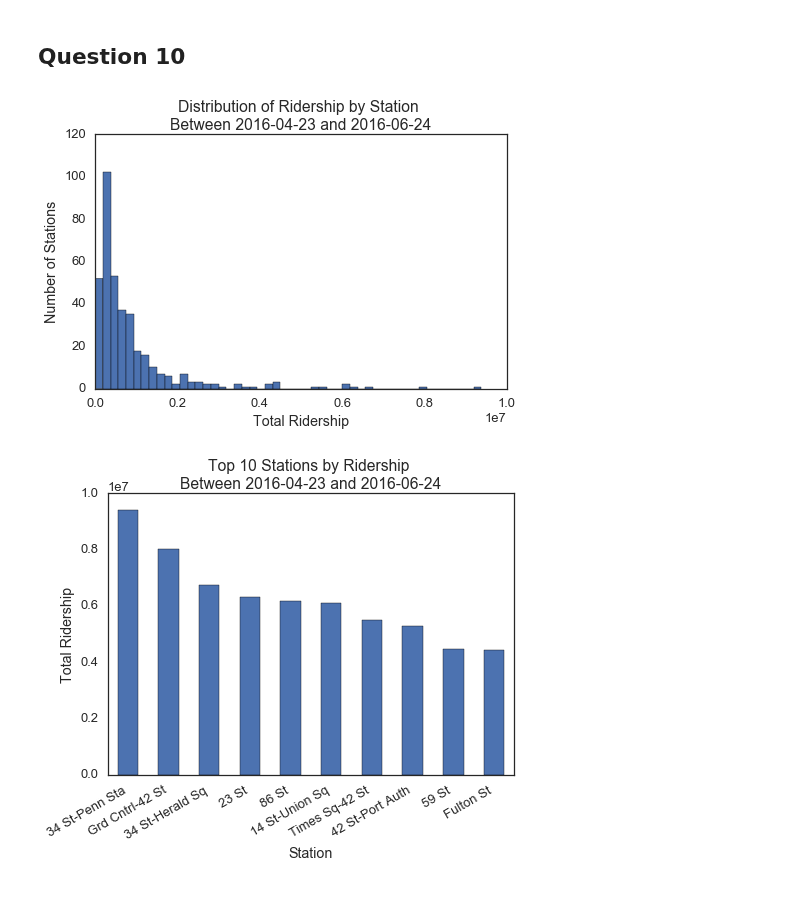
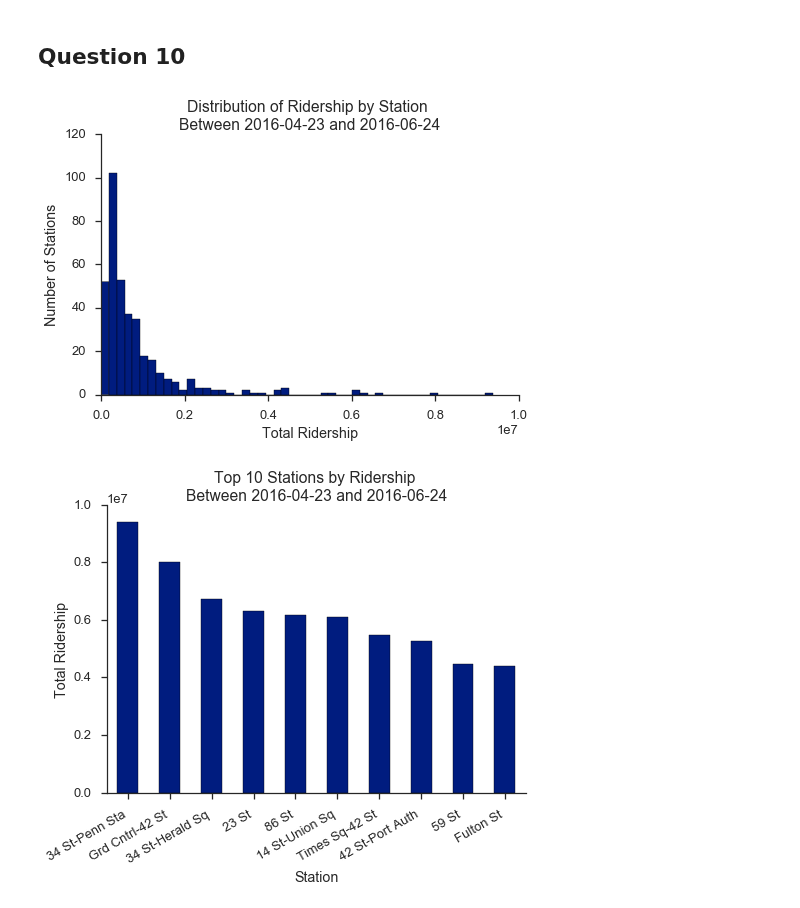
Before and after one commit to robinsones/dsp, a Jupyter notebook: challenges/submissions/01-benson/michelle/Challenge_1.ipynb, the cells around one changed output. Saved outputs shown, nothing was run; the diff lists cells and outputs as text; code cells hidden in the pictures.

Commit message:
Minor updates to Challenge 1 plots

```diff
--- a/challenges/submissions/01-benson/michelle/Challenge_1.ipynb
+++ b/challenges/submissions/01-benson/michelle/Challenge_1.ipynb
@@ -269,8 +273,7 @@ Most counts were acquired every four hours
 
 The remaining questions were performed on Pandas data.
 # %%
-sns.set_context('talk')
-sns.set_style('white')
+sns.set_palette('dark')
 
 pos = pd_timeseries.index[0]
 ax = pd_timeseries.loc[pos].plot('DATE_TIME', 'ENTRIES',
@@ -282,4 +285,5 @@ ax.set_title('Entries for Turnstile: ' + ' '.join(pos))
 plt.xticks(rotation=30)
 
 plt.tight_layout()
+sns.despine()
 # %% [output]
@@ -345,9 +349,6 @@ pd_timeseries_by_station_date.head(n=10)
 # %% [markdown]
 ## Question 7
 # %%
-sns.set_context('talk')
-sns.set_style('white')
-
 pos = pd_timeseries_by_station_date.index[0]
 ax = pd_timeseries_by_station_date.loc[pos].plot('DATE', 'ENTRIES',
                                             kind='line',
@@ -361,4 +362,5 @@ ax.set_title('Entries for Station: ' + pos)
 plt.xticks(rotation=30)
 
 plt.tight_layout()
+sns.despine()
 # %% [output]
@@ -394,9 +396,6 @@ pd_timeseries_59th_by_day.head(n=10)
 |  | 6 | 2016-05-01 | 33343 |
 | 18 | 0 | 2016-05-02 | 79519 |
 # %%
-sns.set_context('talk')
-sns.set_style('white')
-
 fig = plt.figure()
 fig.set_size_inches(10,5)
 ax = plt.axes()
@@ -412,7 +411,7 @@ _  = ( pd_timeseries_59th_by_day
 ax.set_ylim(0, ax.get_ylim()[1])
 ax.set_xlabel('Day of Week')
 ax.set_ylabel('Entries')
-ax.set_title('Entries by Week for 59th Street')
+ax.set_title('Entries by Week for 59th Street Station')
 ax.set_xticklabels(['Sun', 'Mon', 'Tue', 'Wed', 'Thu', 'Fri', 'Sat', 'Sun'])
 
 # Fix the legend dates
@@ -434,4 +433,5 @@ legend = ax.legend(loc=0)
 _ = [x[1].set_text(date_labels[x[0]]) for x in enumerate(legend.get_texts())]
 
 plt.tight_layout()
+sns.despine()
 # %% [output]
@@ -464,9 +464,6 @@ pd_timeseries_by_station.head(n=10)
 # %% [markdown]
 ## Question 10
 # %%
-sns.set_context('talk')
-sns.set_style('white')
-
 ax = pd_timeseries_by_station.ENTRIES.hist(bins=50, figsize=(7,5))
 
 min_date = pd_timeseries.DATE.min()
@@ -478,30 +475,29 @@ ax.set_ylabel('Number of Stations')
 ax.set_title('Distribution of Ridership by Station \nBetween {} and {}'.format(min_date, max_date))
 
 plt.tight_layout()
+sns.despine()
 # %% [output]
-[figure, old version]
+[figure, new version]
 # %%
 n_stations = 10
-
-sns.set_context('talk')
-sns.set_style('white')
 
 ax = ( pd_timeseries_by_station
        .head(n=n_stations)
        .reset_index()
        .plot('STATION', 'ENTRIES',
              kind='bar', figsize=(7,6),
              legend=False)
       )
 
 ax.set_xlabel('Station')
 ax.set_ylabel('Total Ridership')
 ax.set_title('Top {} Stations by Ridership \nBetween {} and {}'
              .format(n_stations, min_date, max_date))
 plt.xticks(rotation=30, ha='right')
 
 ax.set_xticklabels(map(lambda x: x.get_text().title(), ax.get_xticklabels()))
 
 plt.tight_layout()
+sns.despine()
 # %% [output]
-[figure, old version]
+[figure, new version]
```
Also changed, not shown: parts of 5 cells of this notebook.
